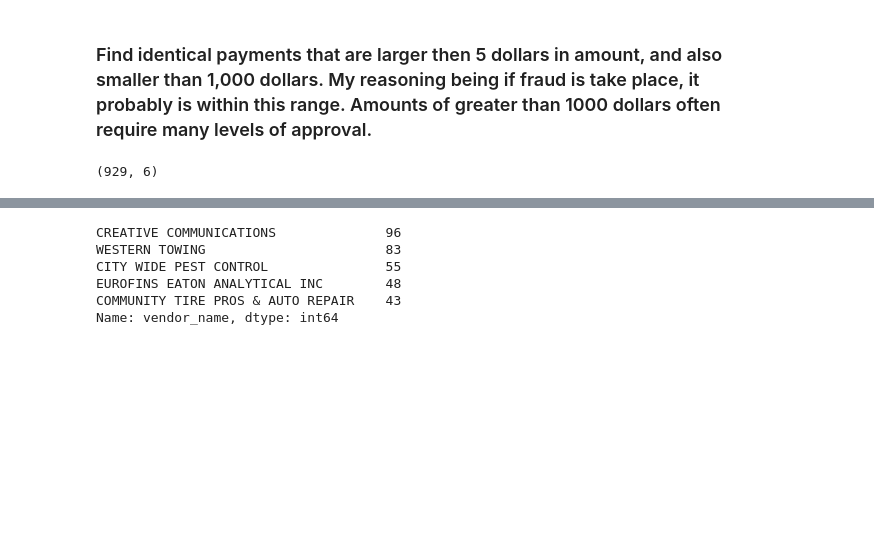
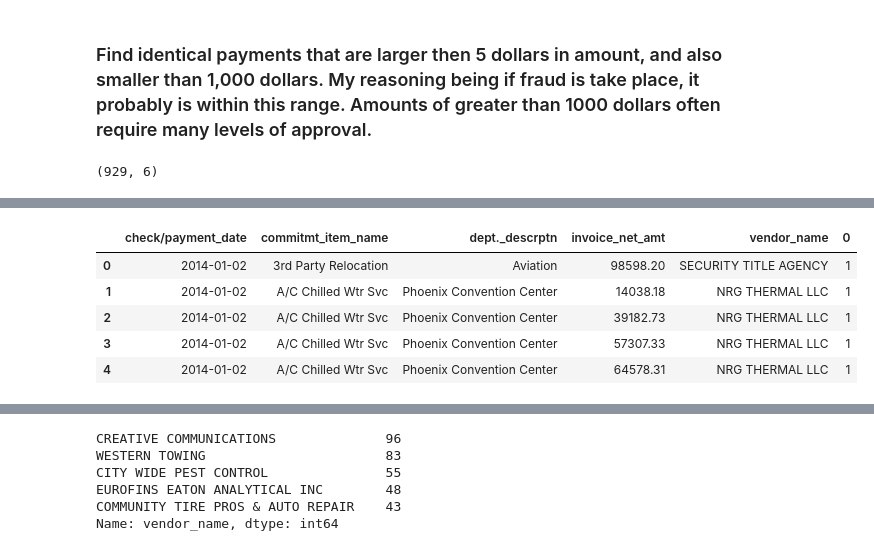
Before and after one commit to mrkjhsn/City-of-Phoenix-Vendor-Payments, a Jupyter notebook: identical_payments_analysis.ipynb, the cells around one changed output, grey strips where cells are left out. Saved outputs shown, nothing was run; the diff lists cells and outputs as text; code cells hidden in the pictures; blank space fills up the shorter version.

```diff
--- a/identical_payments_analysis.ipynb
+++ b/identical_payments_analysis.ipynb
@@ -94,3 +84,12 @@ identical_pay_group[(identical_pay_group[0] > 20) & (identical_pay_group['invoic
+# %%
+identical_pay_group.head()
+# %% [output]
+|  | check/payment_date | commitmt_item_name | dept._descrptn | invoice_net_amt | vendor_name | 0 |
+| 0 | 2014-01-02 | 3rd Party Relocation | Aviation | 98598.20 | SECURITY TITLE AGENCY | 1 |
+| 1 | 2014-01-02 | A/C Chilled Wtr Svc | Phoenix Convention Center | 14038.18 | NRG THERMAL LLC | 1 |
+| 2 | 2014-01-02 | A/C Chilled Wtr Svc | Phoenix Convention Center | 39182.73 | NRG THERMAL LLC | 1 |
+| 3 | 2014-01-02 | A/C Chilled Wtr Svc | Phoenix Convention Center | 57307.33 | NRG THERMAL LLC | 1 |
+| 4 | 2014-01-02 | A/C Chilled Wtr Svc | Phoenix Convention Center | 64578.31 | NRG THERMAL LLC | 1 |
 # %%
 # graph payments as a histogram
 fig, ax = plt.subplots(figsize=(19, 5))
```
Also changed, not shown: parts of 15 cells of this notebook.
